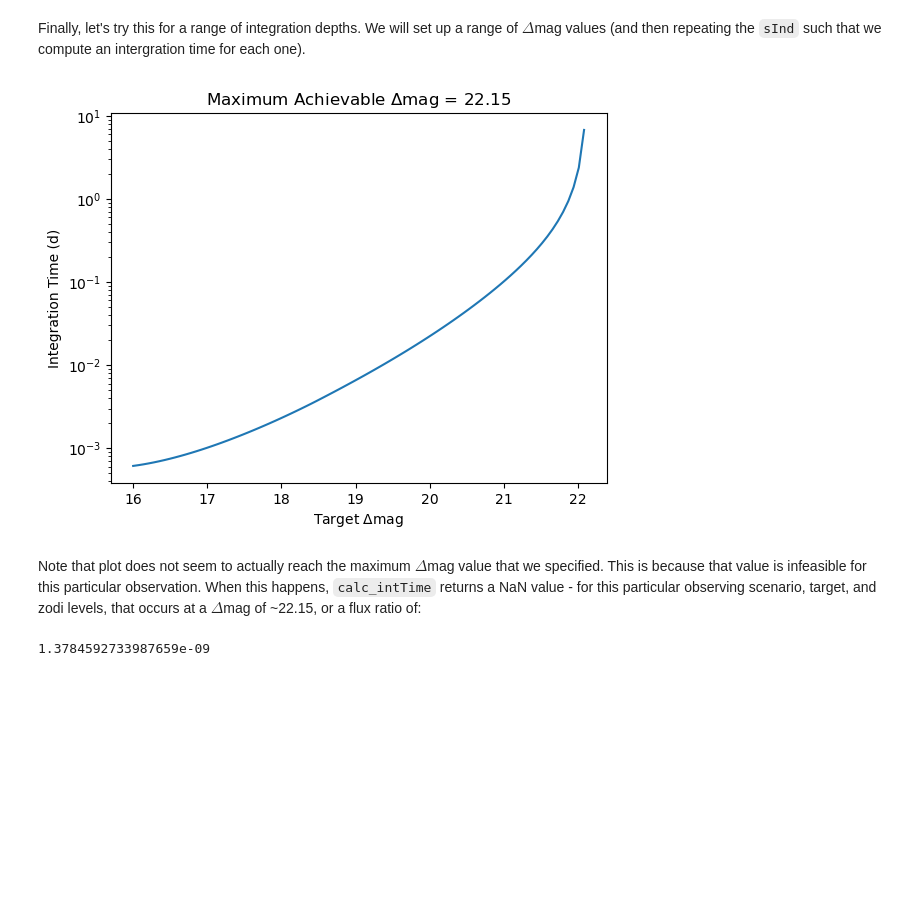
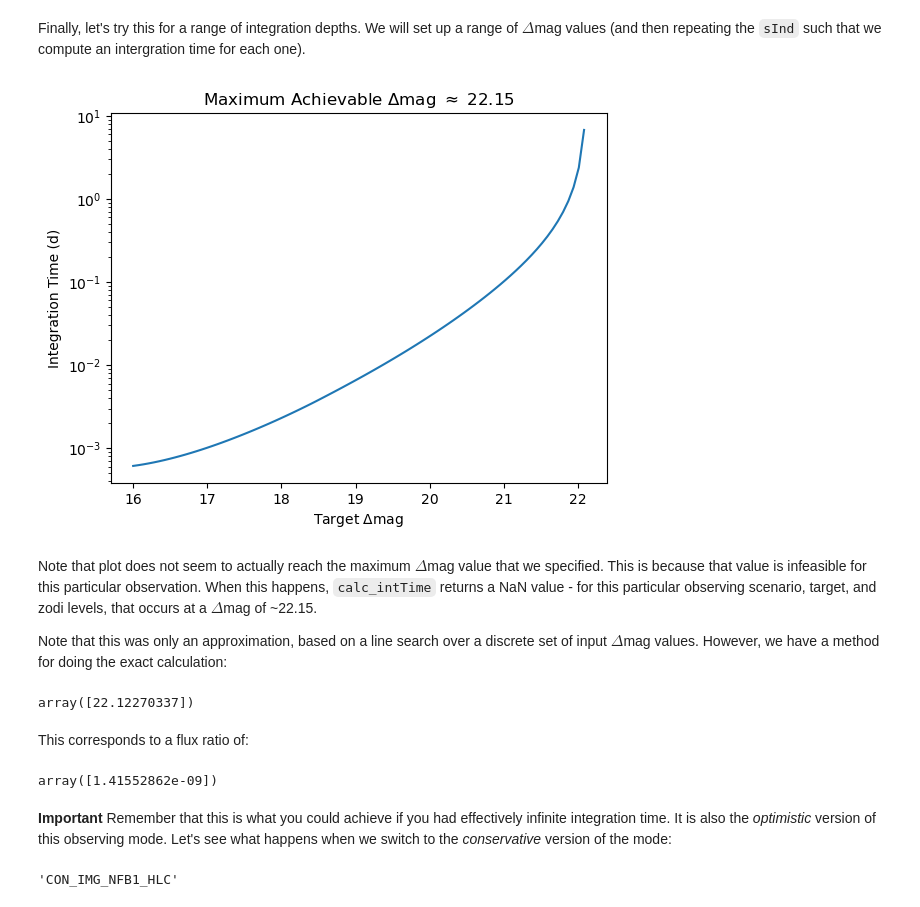
Before and after one commit to roman-corgi/corgietc, a Jupyter notebook: Notebooks/01_Anatomy_of_an_Integration_Time_Calculation.ipynb, the cells around one changed output. Cells and saved outputs as stored; diff of their text form; code cells hidden in the pictures; blank space fills up the shorter version.

Commit message:
adding conservative NF B1 mode

```diff
--- a/Notebooks/01_Anatomy_of_an_Integration_Time_Calculation.ipynb
+++ b/Notebooks/01_Anatomy_of_an_Integration_Time_Calculation.ipynb
@@ -254,14 +256,30 @@ intTimes = OS.calc_intTime(TL, [sInds]*len(dMags), fZ, JEZ, dMags, WA, mode, TK=
 # %%
 plt.figure()
 plt.semilogy(dMags, intTimes)
 plt.xlabel(r"Target $\Delta$mag")
 plt.ylabel(f"Integration Time ({intTimes.unit})")
-plt.title(fr"Maximum Achievable $\Delta$mag = {np.min(dMags[np.isnan(intTimes)]) :.2f}");
+plt.title(fr"Maximum Achievable $\Delta$mag $\approx$ {np.min(dMags[np.isnan(intTimes)]) :.2f}");
 # %% [output]
-[figure, old version]
+[figure, new version]
 # %% [markdown]
-Note that plot does not seem to actually reach the maximum $\Delta$mag value that we specified.  This is because that value is infeasible for this particular observation.  When this happens, `calc_intTime` returns a NaN value - for this particular observing scenario, target, and zodi levels, that occurs at a $\Delta$mag of ~22.15, or a flux ratio of:
+Note that plot does not seem to actually reach the maximum $\Delta$mag value that we specified.  This is because that value is infeasible for this particular observation.  When this happens, `calc_intTime` returns a NaN value - for this particular observing scenario, target, and zodi levels, that occurs at a $\Delta$mag of ~22.15.
+
+Note that this was only an approximation, based on a line search over a discrete set of input $\Delta$mag values.  However, we have a method for doing the exact calculation:
 # %%
-10**(-0.4*np.min(dMags[np.isnan(intTimes)]))
+sat_dMag = OS.calc_saturation_dMag(TL, [sInds], fZ, JEZ, WA, mode, TK=TK)
+sat_dMag
 # %% [output]
-1.3784592733987659e-09
+array([22.12270337])
+# %% [markdown]
+This corresponds to a flux ratio of:
+# %%
+10**(-0.4*sat_dMag)
+# %% [output]
+array([1.41552862e-09])
+# %% [markdown]
+**Important** Remember that this is what you could achieve if you had effectively infinite integration time.  It is also the *optimistic* version of this observing mode.  Let's see what happens when we switch to the *conservative* version of the mode:
+# %%
+mode2 = list(filter(lambda mode: mode['Scenario'] == 'CON_IMG_NFB1_HLC', OS.observingModes))[0]
+mode2["Scenario"]
+# %% [output]
+'CON_IMG_NFB1_HLC'
```
Also changed, not shown: parts of 3 cells of this notebook, 4 other files.
